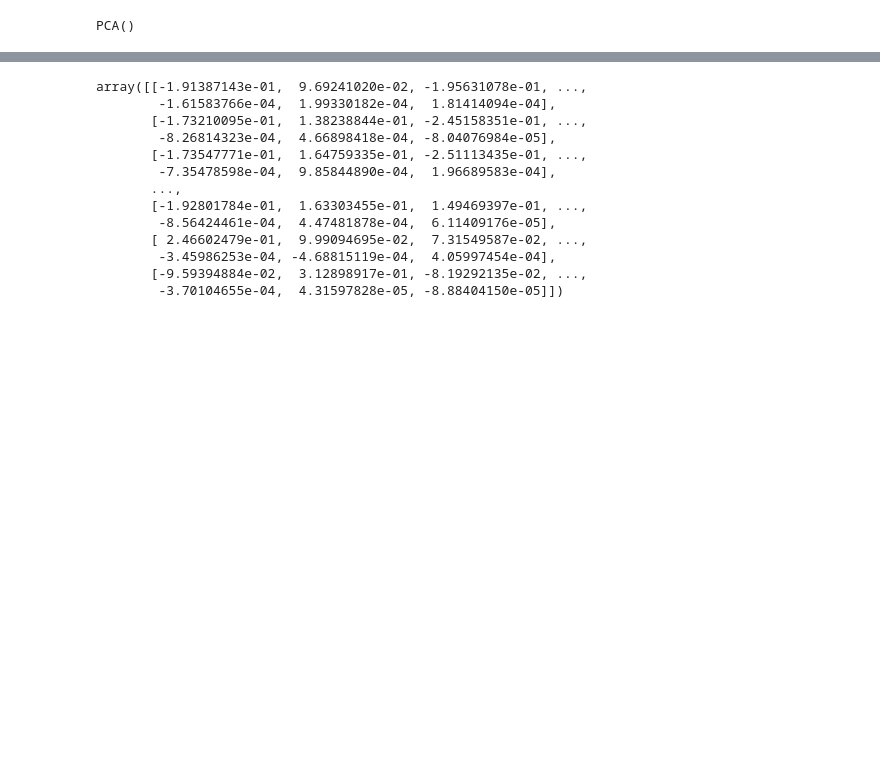
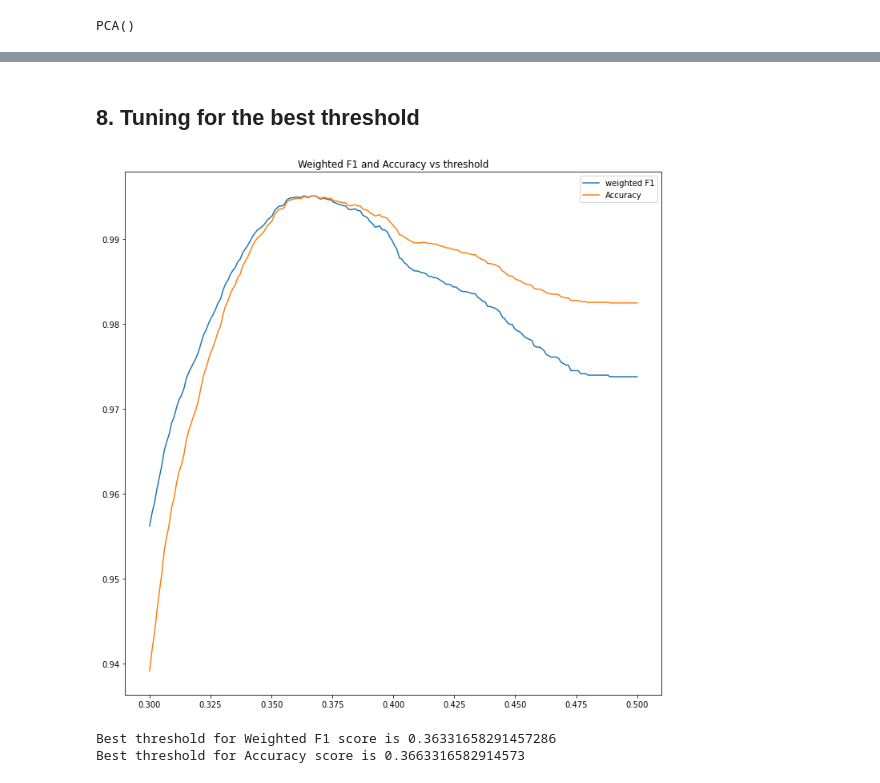
Before and after one commit to eric-kwok-nt/facial_recognition, a Jupyter notebook: notebooks/face_classification.ipynb, the cells around one changed output, grey strips where cells are left out. Drawn from its saved outputs; the diff is of its cells as text; code cells hidden in the pictures; blank space fills up the shorter version.

Commit message:
finetuned threshold for prediction

```diff
--- a/notebooks/face_classification.ipynb
+++ b/notebooks/face_classification.ipynb
@@ -207,0 +214,2 @@ Accuracy score: 0.749521002210759
+# %%
+y_pred, prob = knn.predict(embedding_dict['embedding'][y!='others'], threshold=0.35)
@@ -242,16 +250,25 @@ plt.show()
-# %%
-X_trans
-# %% [output]
-array([[-1.91387143e-01,  9.69241020e-02, -1.95631078e-01, ...,
-        -1.61583766e-04,  1.99330182e-04,  1.81414094e-04],
-       [-1.73210095e-01,  1.38238844e-01, -2.45158351e-01, ...,
-        -8.26814323e-04,  4.66898418e-04, -8.04076984e-05],
-       [-1.73547771e-01,  1.64759335e-01, -2.51113435e-01, ...,
-        -7.35478598e-04,  9.85844890e-04,  1.96689583e-04],
-       ...,
-       [-1.92801784e-01,  1.63303455e-01,  1.49469397e-01, ...,
-        -8.56424461e-04,  4.47481878e-04,  6.11409176e-05],
-       [ 2.46602479e-01,  9.99094695e-02,  7.31549587e-02, ...,
-        -3.45986253e-04, -4.68815119e-04,  4.05997454e-04],
-       [-9.59394884e-02,  3.12898917e-01, -8.19292135e-02, ...,
-        -3.70104655e-04,  4.31597828e-05, -8.88404150e-05]])
+# %% [markdown]
+## 8. Tuning for the best threshold
+# %%
+weighted_f1 = []
+acc = []
+for t in tqdm(np.linspace(0.3, 0.5, num=200), total=200):
+    y_pred, prob = knn.predict(embedding_dict['embedding'], threshold=t)
+    weighted_f1.append(f1_score(embedding_dict['class'], y_pred, average='weighted'))
+    acc.append(accuracy_score(embedding_dict['class'], y_pred))
+# %%
+plt.figure(figsize=(12,12))
+sns.lineplot(x=np.linspace(0.3, 0.5, num=200), y=weighted_f1)
+sns.lineplot(x=np.linspace(0.3, 0.5, num=200), y=acc)
+plt.legend(["weighted F1", "Accuracy"])
+plt.title("Weighted F1 and Accuracy vs threshold")
+plt.show()
+# %% [output]
+[figure, added]
+# %%
+thres = np.linspace(0.3, 0.5, num=200)
+print(f"Best threshold for Weighted F1 score is {thres[np.argmax(weighted_f1)]}")
+print(f"Best threshold for Accuracy score is {thres[np.argmax(acc)]}")
+# %% [output]
+Best threshold for Weighted F1 score is 0.36331658291457286
+Best threshold for Accuracy score is 0.3663316582914573
```
Also changed, not shown: parts of 12 cells of this notebook, 6 other files.
